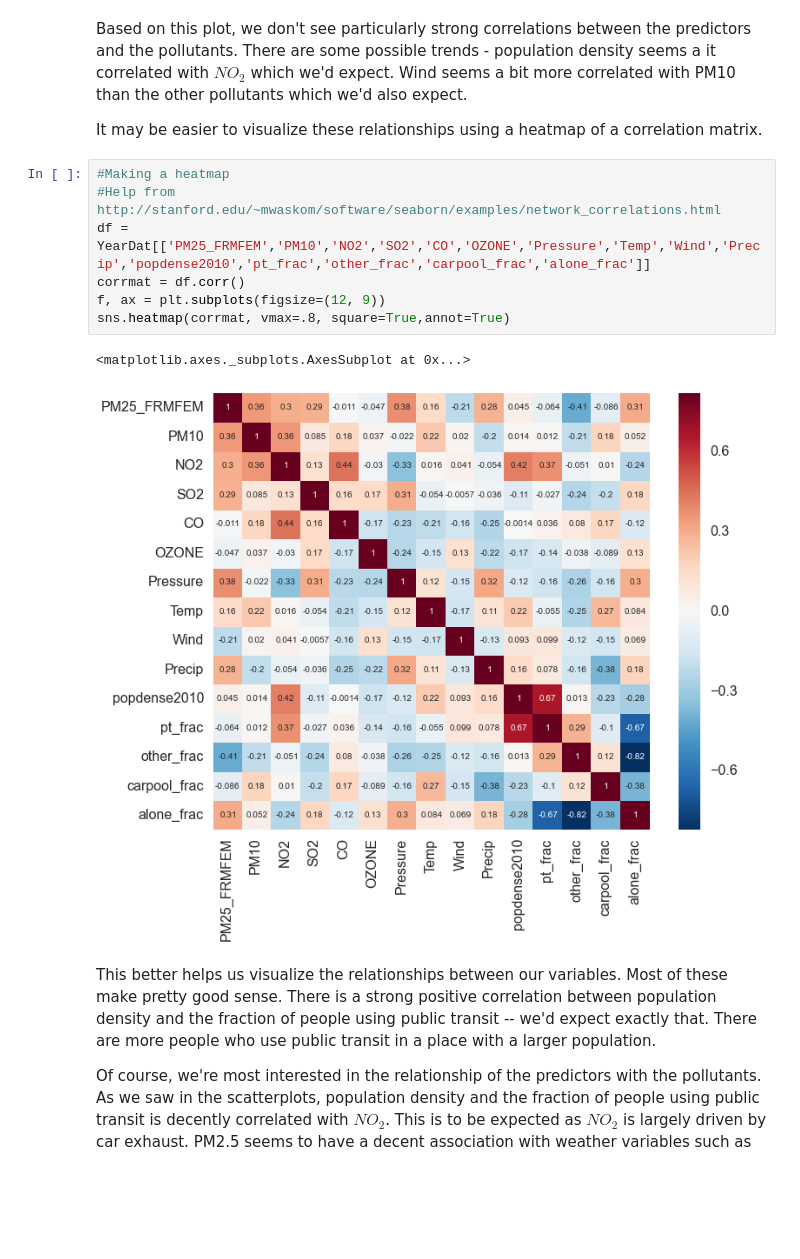
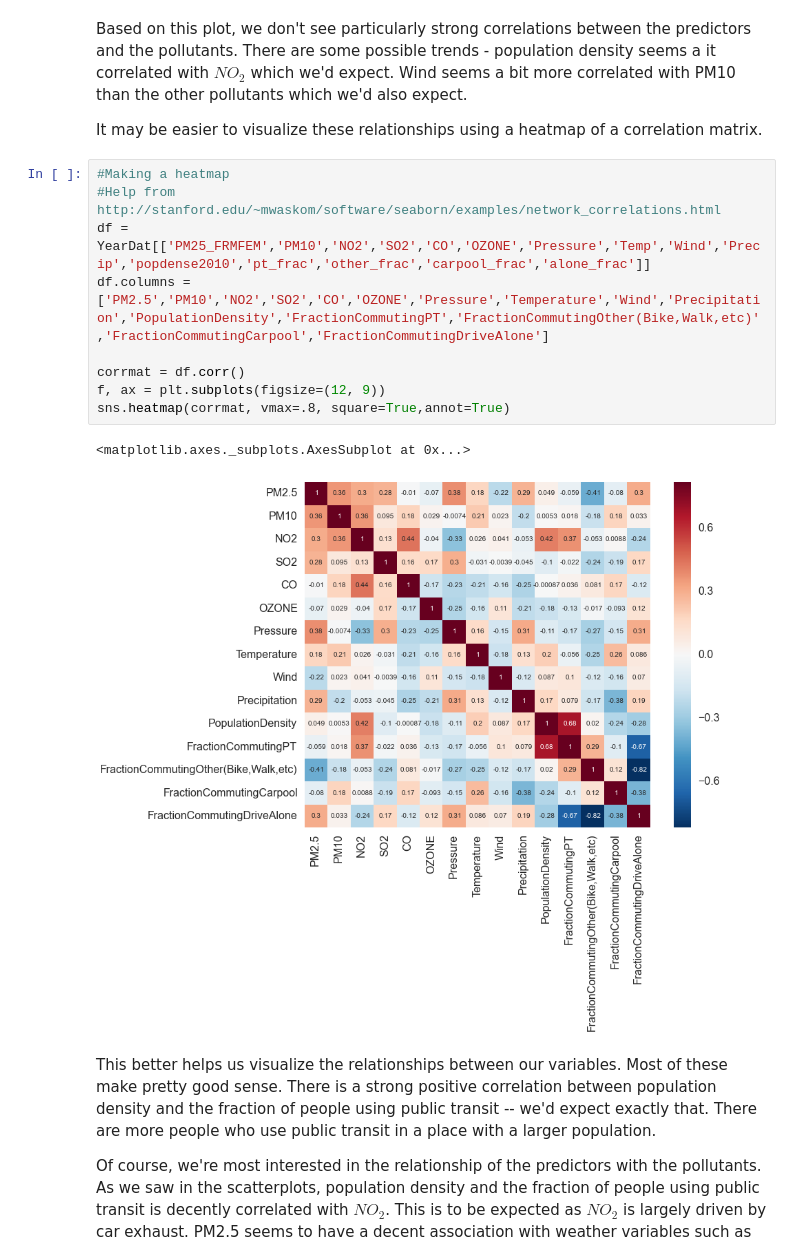
Before and after one commit to mchaffin17/AirPollutionFinalProject, a Jupyter notebook: ExploratoryDataAnalysis.ipynb, the cells around one changed output. Drawn from its saved outputs; the diff is of its cells as text; blank space fills up the shorter version.

```diff
--- a/ExploratoryDataAnalysis.ipynb
+++ b/ExploratoryDataAnalysis.ipynb
@@ -353,13 +353,15 @@ It may be easier to visualize these relationships using a heatmap of a correlati
 # %%
 #Making a heatmap
 #Help from http://stanford.edu/~mwaskom/software/seaborn/examples/network_correlations.html
 df = YearDat[['PM25_FRMFEM','PM10','NO2','SO2','CO','OZONE','Pressure','Temp','Wind','Precip','popdense2010','pt_frac','other_frac','carpool_frac','alone_frac']]
+df.columns = ['PM2.5','PM10','NO2','SO2','CO','OZONE','Pressure','Temperature','Wind','Precipitation','PopulationDensity','FractionCommutingPT','FractionCommutingOther(Bike,Walk,etc)','FractionCommutingCarpool','FractionCommutingDriveAlone']
+
 corrmat = df.corr()
 f, ax = plt.subplots(figsize=(12, 9))
 sns.heatmap(corrmat, vmax=.8, square=True,annot=True)
 # %% [output]
 <matplotlib.axes._subplots.AxesSubplot at 0x...>
-[figure, old version]
+[figure, new version]
 # %% [markdown]
 This better helps us visualize the relationships between our variables. Most of these make pretty good sense. There is a strong positive correlation between population density and the fraction of people using public transit -- we'd expect exactly that. There are more people who use public transit in a place with a larger population.
 
```
Also changed, not shown: parts of 1 cell of this notebook, 3 other files.
